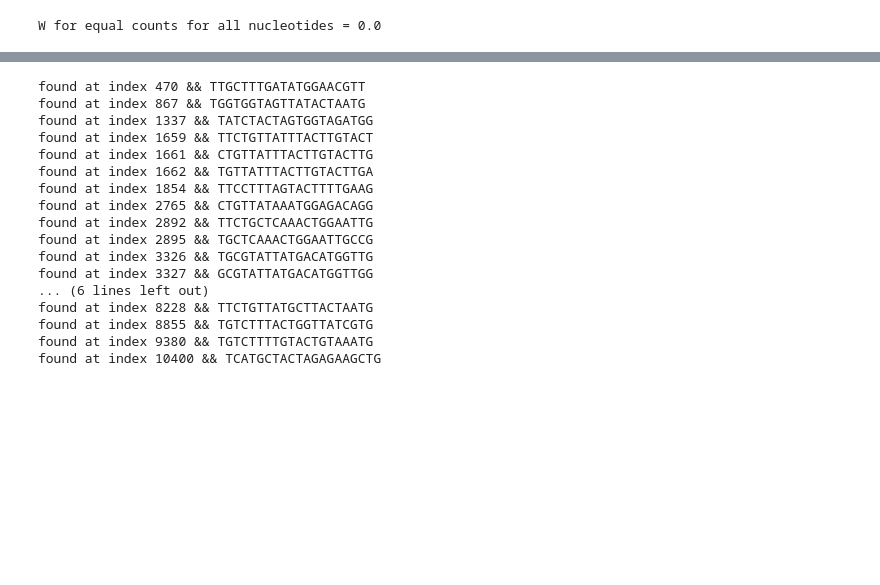
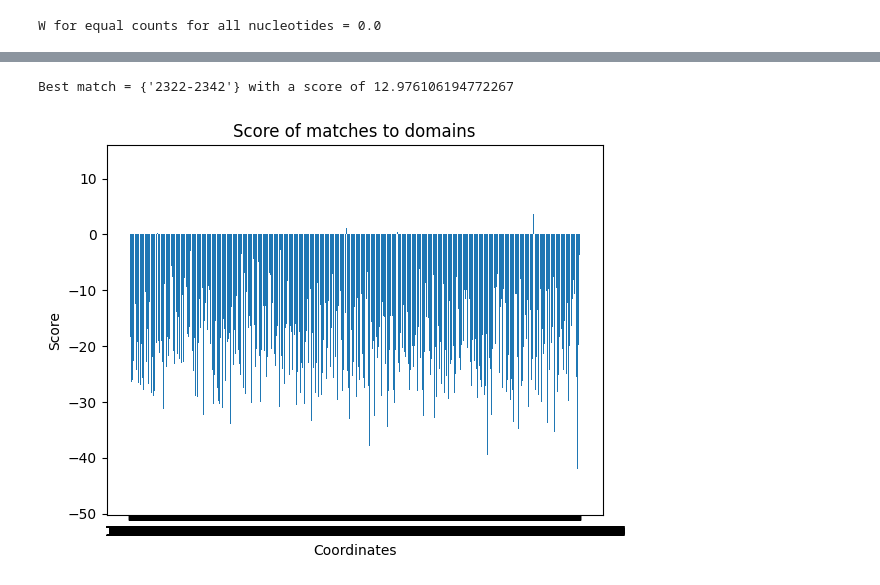
Before and after one commit to Freskoko/BINF200_H23, a Jupyter notebook: assignments/assignment2.ipynb, the cells around one changed output, grey strips where cells are left out. Cells and saved outputs as stored; diff of their text form; code cells hidden in the pictures; blank space fills up the shorter version.

```diff
--- a/assignments/assignment2.ipynb
+++ b/assignments/assignment2.ipynb
@@ -486,36 +465,42 @@ plt.show()
-# %%
-from difflib import SequenceMatcher
-
-def similar(a, b):
-    return SequenceMatcher(None, a, b).ratio()
-
-genome = SeqIO.read("/home/henrik/BINF200_H23/assignments/data2/Coronavirus/Coronavirus/GCA_011537005.1_partial_genomic.fasta","fasta")
-motif = "TTCTATTATACTGGAACTGG" #this is the nucleocapsid
-
-seq = genome.seq.upper()
-
-for i in range(1,len(seq)-len(motif)):
-    looking = seq[i:i+len(motif)]
-
-
-
-    for letter in looking:
-        #MATCH EACH LETTER IN STRING WITH WEIGHTS FROM weight_df
-# %% [output]
-found at index 470 && TTGCTTTGATATGGAACGTT
-found at index 867 && TGGTGGTAGTTATACTAATG
-found at index 1337 && TATCTACTAGTGGTAGATGG
-found at index 1659 && TTCTGTTATTTACTTGTACT
-found at index 1661 && CTGTTATTTACTTGTACTTG
-found at index 1662 && TGTTATTTACTTGTACTTGA
-found at index 1854 && TTCCTTTAGTACTTTTGAAG
-found at index 2765 && CTGTTATAAATGGAGACAGG
-found at index 2892 && TTCTGCTCAAACTGGAATTG
-found at index 2895 && TGCTCAAACTGGAATTGCCG
-found at index 3326 && TGCGTATTATGACATGGTTG
-found at index 3327 && GCGTATTATGACATGGTTGG
-... (6 lines left out)
-found at index 8228 && TTCTGTTATGCTTACTAATG
-found at index 8855 && TGTCTTTACTGGTTATCGTG
-found at index 9380 && TGTCTTTTGTACTGTAAATG
-found at index 10400 && TCATGCTACTAGAGAAGCTG
+# %%
+import matplotlib.pyplot as plt
+
+genome = SeqIO.read("/home/henrik/BINF200_H23/assignments/data2/Coronavirus/Coronavirus/GCA_011537005.1_partial_genomic.fasta","fasta")
+motif = "TTCTATTATACTGGAACTGG" #this is the nucleocapsid
+
+weight_dict = weight_df.set_index('base\position').T.to_dict('list')
+
+seq = genome.seq.upper()
+
+out_dict = {}
+
+for i in range(1,len(seq)-len(motif)):
+    looking = seq[i:i+len(motif)]
+
+    score = 0
+
+    # ChatGTP4 was used to answer this question: it gave the idea of converting weight_df to dict
+    # Which allowed for easier indexing.
+
+    for j,letter in enumerate(looking):
+        score += weight_dict[letter][j]
+
+    out_dict[f"{i}-{i+len(motif)}"] = score
+
+
+bestmatch = max(out_dict.values())
+bestval = {k for k in out_dict if out_dict[k] == bestmatch}
+
+print(f"Best match = {bestval} with a score of {bestmatch}")
+
+
+plt.bar(*zip(*out_dict.items()))
+plt.title("Score of matches to domains")
+plt.xlabel("Coordinates")
+plt.ylabel("Score")
+plt.show()
+
+# Match is found! At {'2322-2342'} with a score of 12.976
+# %% [output]
+Best match = {'2322-2342'} with a score of 12.976106194772267
+[figure, added]
```
Also changed, not shown: parts of 7 cells of this notebook, 3 other files.
